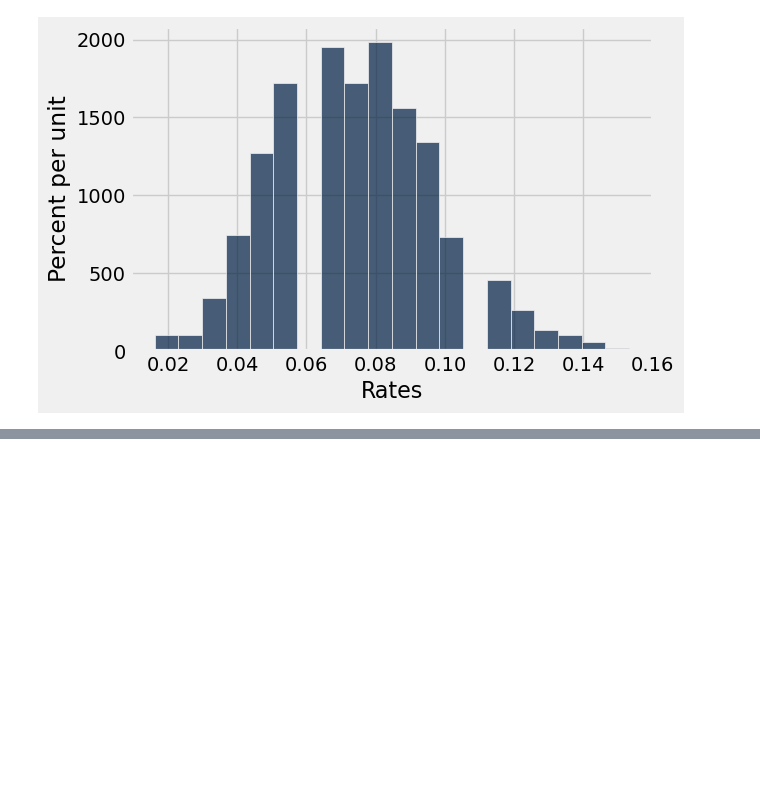
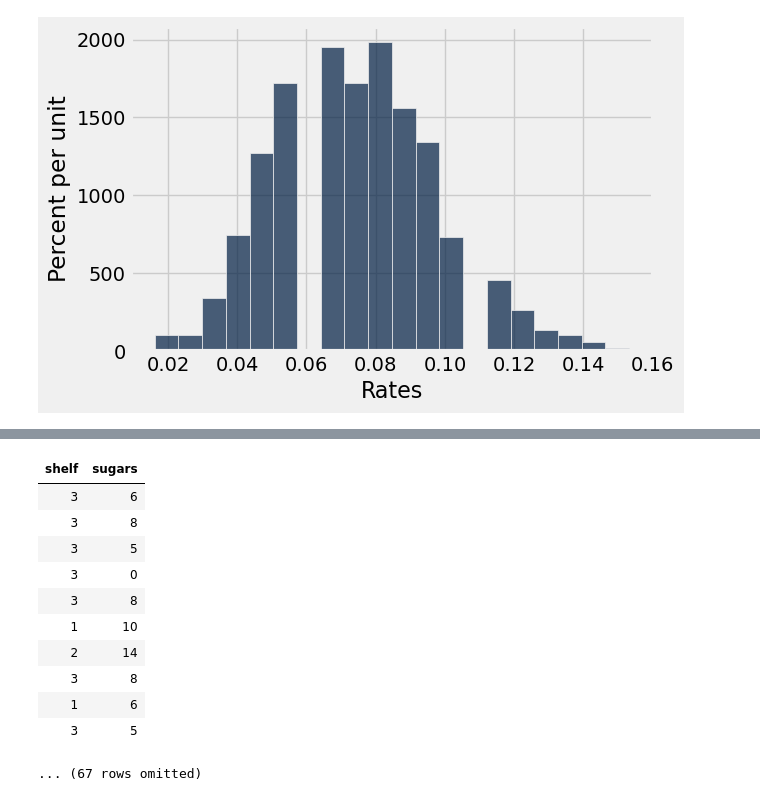
Before and after one commit to lawtonsclass/s26-code-from-class, a Jupyter notebook: data8/ch12.ipynb, the cells around one changed output, grey strips where cells are left out. Drawn from its saved outputs; the diff is of its cells as text; code cells hidden in the pictures; blank space fills up the shorter version.

```diff
--- a/data8/ch12.ipynb
+++ b/data8/ch12.ipynb
@@ -501,0 +527,16 @@ np.count_nonzero(simulated_rates >= 0.11290323) / len(simulated_rates)
+# %%
+cereal2 = cereal.select('shelf', 'sugars')
+cereal2
+# %% [output]
+| shelf | sugars |
+| 3 | 6 |
+| 3 | 8 |
+| 3 | 5 |
+| 3 | 0 |
+| 3 | 8 |
+| 1 | 10 |
+| 2 | 14 |
+| 3 | 8 |
+| 1 | 6 |
+| 3 | 5 |
+... (67 rows omitted)
```
Also changed, not shown: parts of 5 cells of this notebook.
